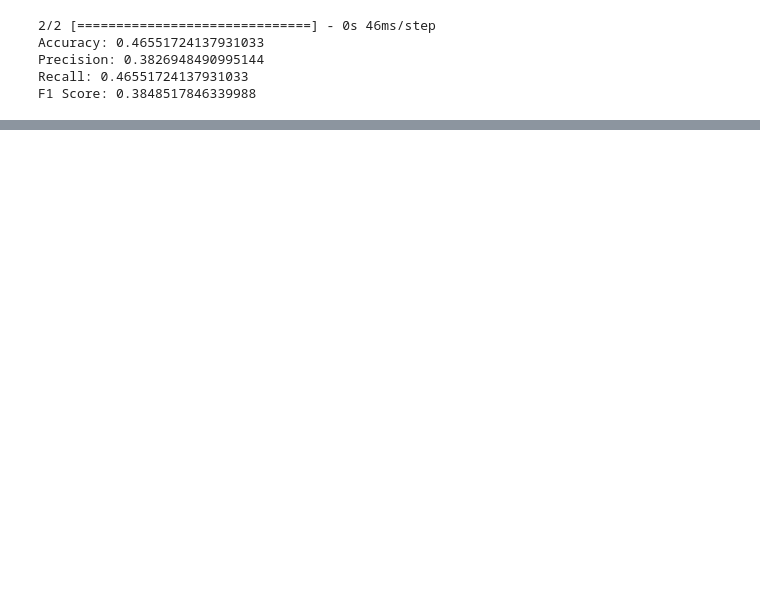
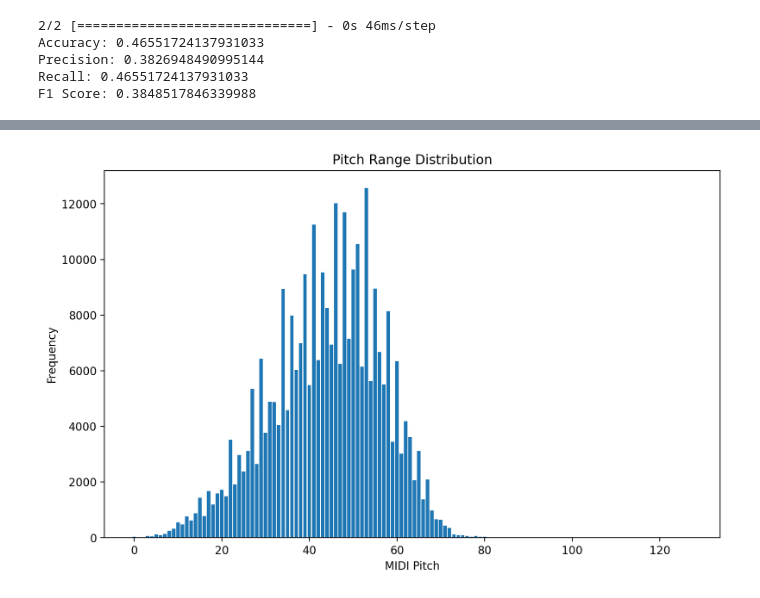
Before and after one commit to JeremyKrick/ComposerNet, a Jupyter notebook: ComposerNet_jeremy.ipynb, the cells around one changed output, grey strips where cells are left out. Saved outputs shown, nothing was run; the diff lists cells and outputs as text; code cells hidden in the pictures; blank space fills up the shorter version.

```diff
--- a/ComposerNet_jeremy.ipynb
+++ b/ComposerNet_jeremy.ipynb
@@ -394,0 +850,23 @@ F1 Score: 0.3848517846339988
+# %%
+import numpy as np
+import matplotlib.pyplot as plt
+
+# Create a list of pitches from the MIDI dataset
+pitches = []
+
+for features in all_features:
+    active_pitches = np.nonzero(features)[0]
+    pitches.extend(active_pitches)
+
+# Calculate the frequency of each pitch
+pitch_counts = np.bincount(pitches, minlength=128)  # Assuming MIDI pitch range (0-127)
+
+# Plot the pitch range distribution
+plt.figure(figsize=(10, 6))
+plt.bar(range(128), pitch_counts)
+plt.xlabel('MIDI Pitch')
+plt.ylabel('Frequency')
+plt.title('Pitch Range Distribution')
+plt.show()
+# %% [output]
+[figure, added]
```
Also changed, not shown: parts of 45 cells of this notebook.
